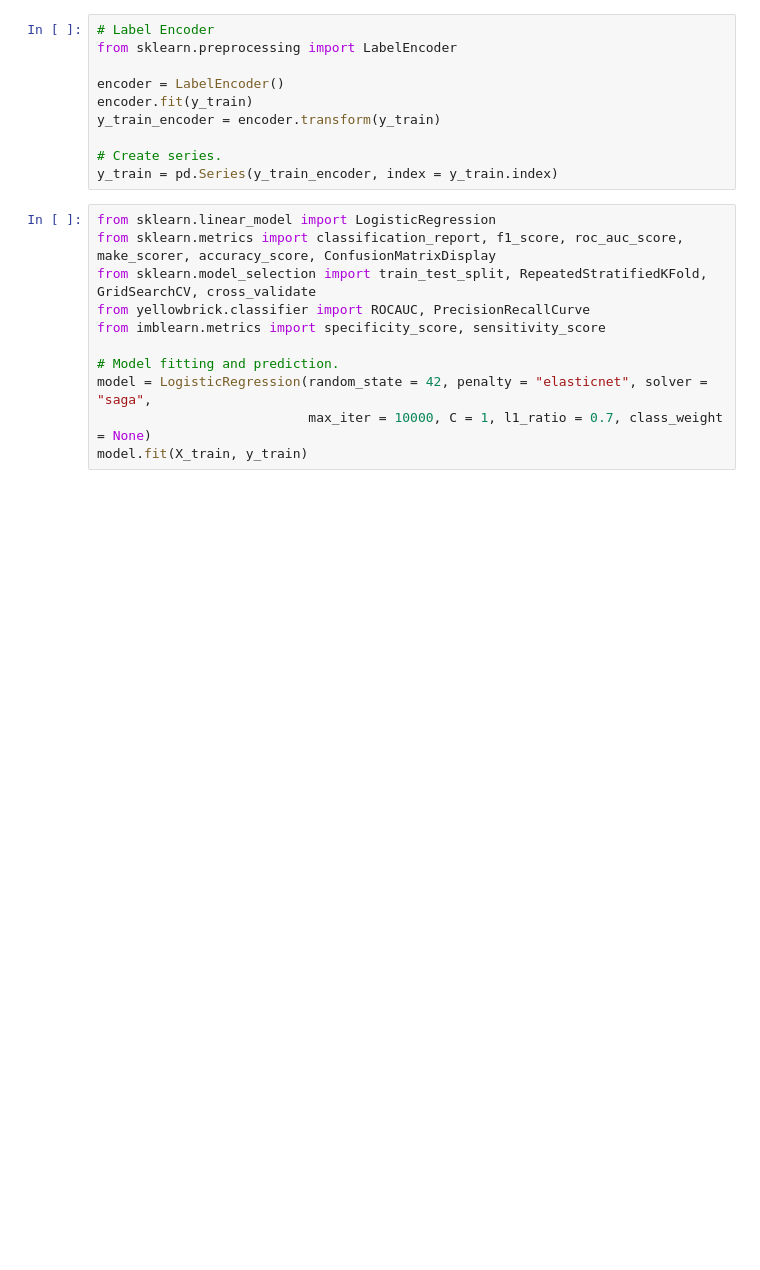
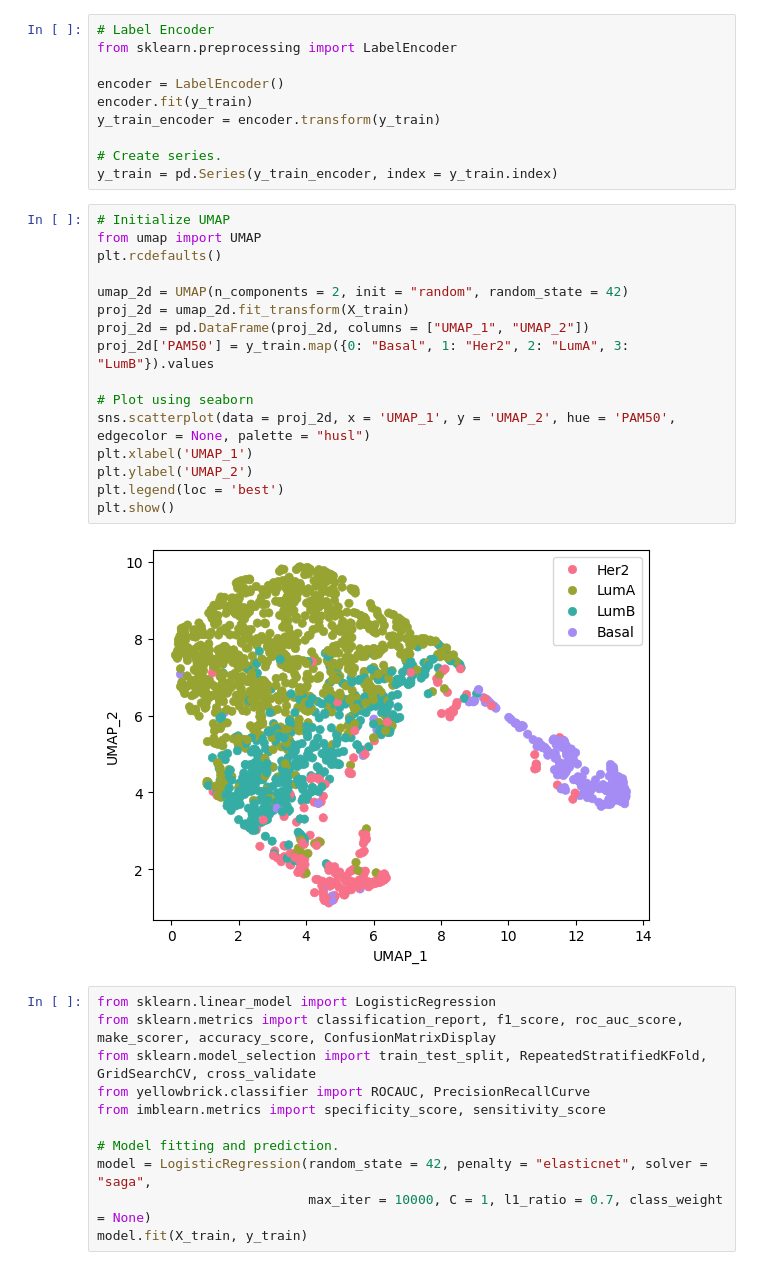
Before and after one commit to jeong2624/ML_BRCA-subtype, a Jupyter notebook: External_validation/LR_external_validation.ipynb, the cells around one changed output. Cells and saved outputs as stored; diff of their text form; blank space fills up the shorter version.

```diff
--- a/External_validation/LR_external_validation.ipynb
+++ b/External_validation/LR_external_validation.ipynb
@@ -64,6 +64,24 @@ y_train_encoder = encoder.transform(y_train)
 
 # Create series.
 y_train = pd.Series(y_train_encoder, index = y_train.index)
+# %%
+# Initialize UMAP
+from umap import UMAP
+plt.rcdefaults()
+
+umap_2d = UMAP(n_components = 2, init = "random", random_state = 42)
+proj_2d = umap_2d.fit_transform(X_train)
+proj_2d = pd.DataFrame(proj_2d, columns = ["UMAP_1", "UMAP_2"])
+proj_2d['PAM50'] = y_train.map({0: "Basal", 1: "Her2", 2: "LumA", 3: "LumB"}).values
+
+# Plot using seaborn
+sns.scatterplot(data = proj_2d, x = 'UMAP_1', y = 'UMAP_2', hue = 'PAM50', edgecolor = None, palette = "husl")
+plt.xlabel('UMAP_1')
+plt.ylabel('UMAP_2')
+plt.legend(loc = 'best')
+plt.show()
+# %% [output]
+[figure, added]
 # %%
 from sklearn.linear_model import LogisticRegression
 from sklearn.metrics import classification_report, f1_score, roc_auc_score, make_scorer, accuracy_score, ConfusionMatrixDisplay
```
